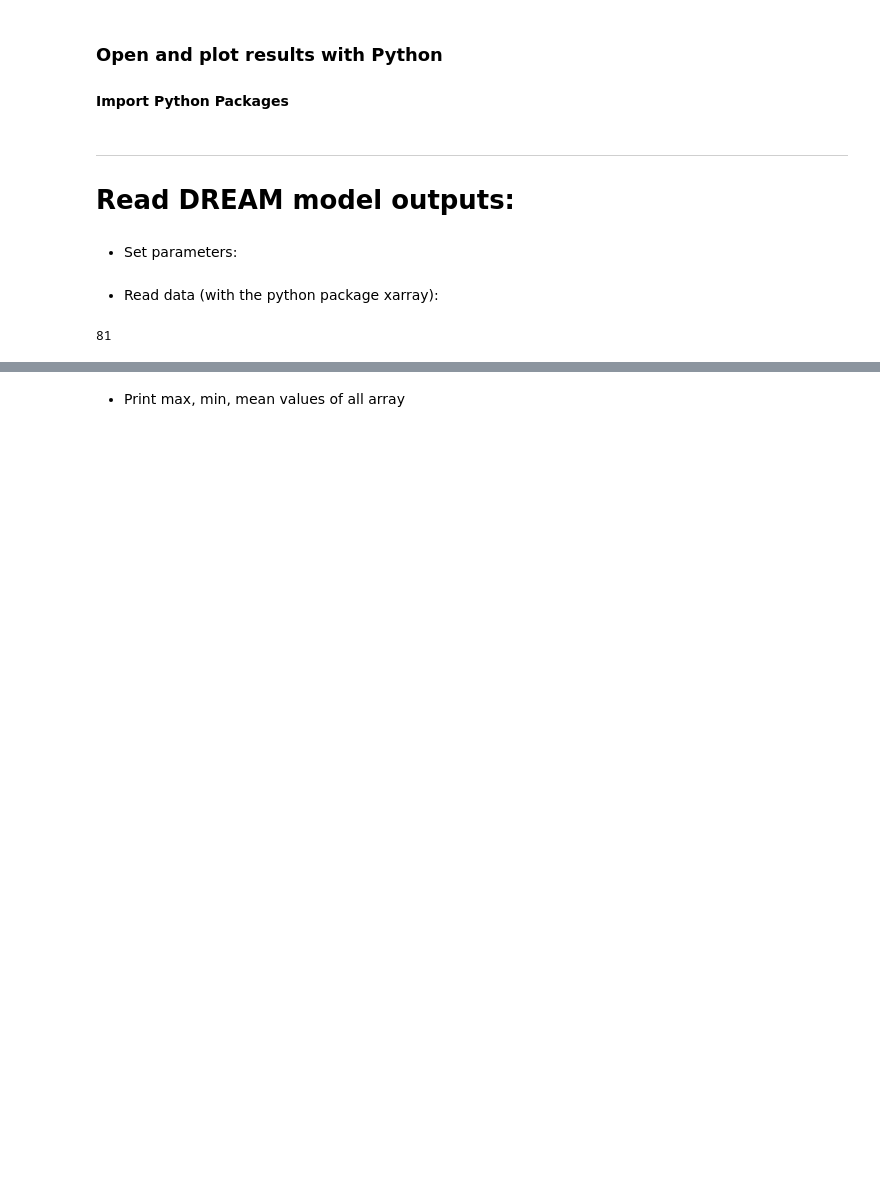
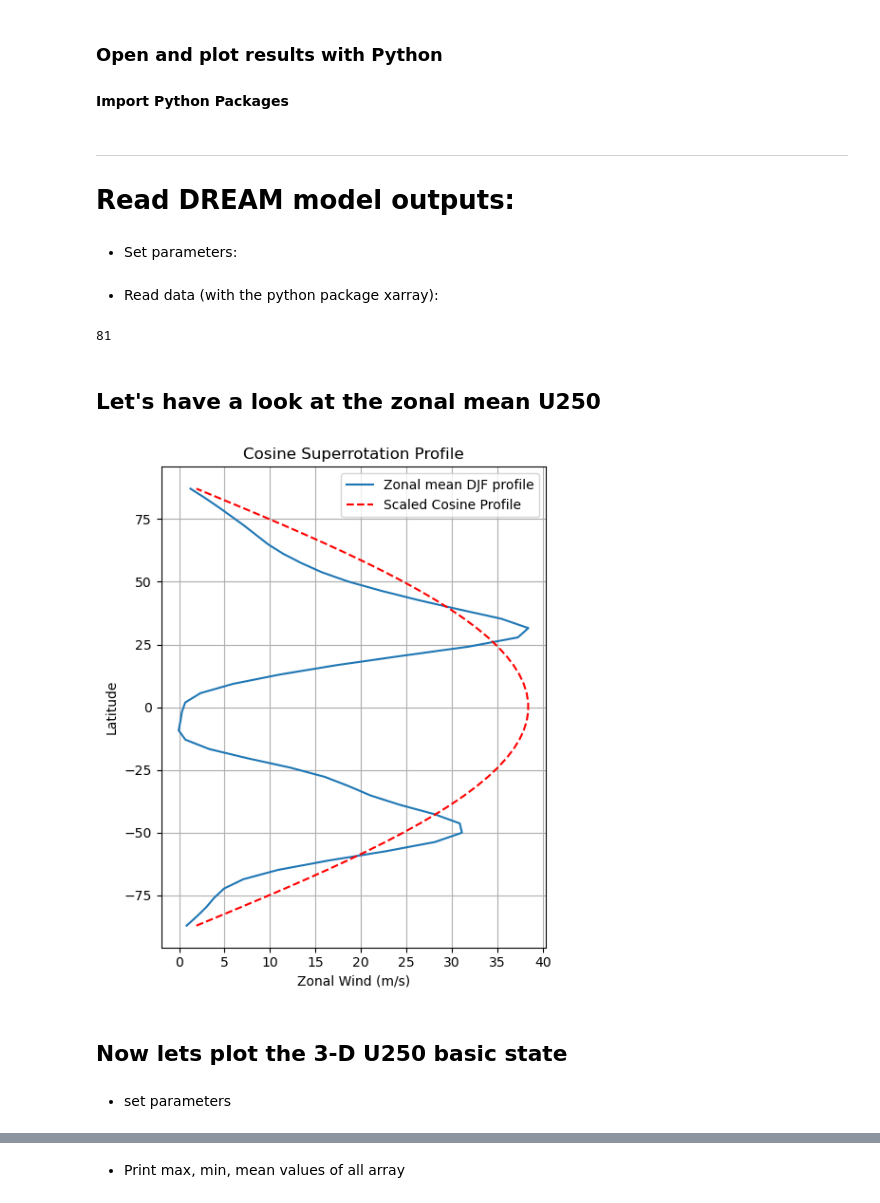
Before and after one commit to dream-gcm/workshop-notebooks-2025, a Jupyter notebook: 2025-07-15_workshop-EX4b.ipynb, the cells around one changed output, grey strips where cells are left out. Saved outputs shown, nothing was run; the diff lists cells and outputs as text; code cells hidden in the pictures; blank space fills up the shorter version.

```diff
--- a/2025-07-15_workshop-EX4b.ipynb
+++ b/2025-07-15_workshop-EX4b.ipynb
@@ -75,3 +81,40 @@ NTF=zanom.time.size
 NTF
 # %% [output]
 81
+# %% [markdown]
+## Let's have a look at the zonal mean U250
+# %%
+# zonal wind profile (averaged over longitudes) at initial time
+ZMT = uanom.isel(time=0).mean(dim='lon')
+
+
+# Get latitude values (degrees) and convert to radians
+latitudes = ZMT['lat'].values
+lat_radians = np.radians(latitudes)
+
+# Compute cosine shape
+cos_shape = np.cos(lat_radians)
+
+# Scale cosine to match the amplitude of your ZMT
+# Option 1: Match max value
+amplitude = np.max(np.abs(ZMT)).values
+u_cosine_scaled = amplitude * cos_shape
+
+# Plot
+plt.figure(figsize=(5, 6))
+plt.plot(ZMT, latitudes, label='Zonal mean DJF profile')
+plt.plot(u_cosine_scaled, latitudes, '--', color='red', label='Scaled Cosine Profile')
+
+plt.xlabel('Zonal Wind (m/s)')
+plt.ylabel('Latitude')
+plt.title('Cosine Superrotation Profile')
+plt.legend()
+plt.grid(True)
+plt.tight_layout()
+plt.show()
+# %% [output]
+[figure, added]
+# %% [markdown]
+## Now lets plot the 3-D U250 basic state
+# %% [markdown]
+* set parameters
```
Also changed, not shown: parts of 12 cells of this notebook, 10 other files.
